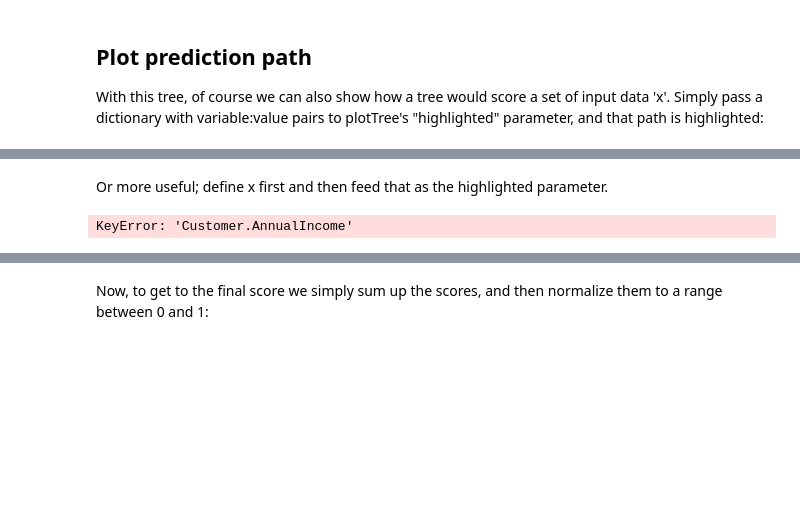
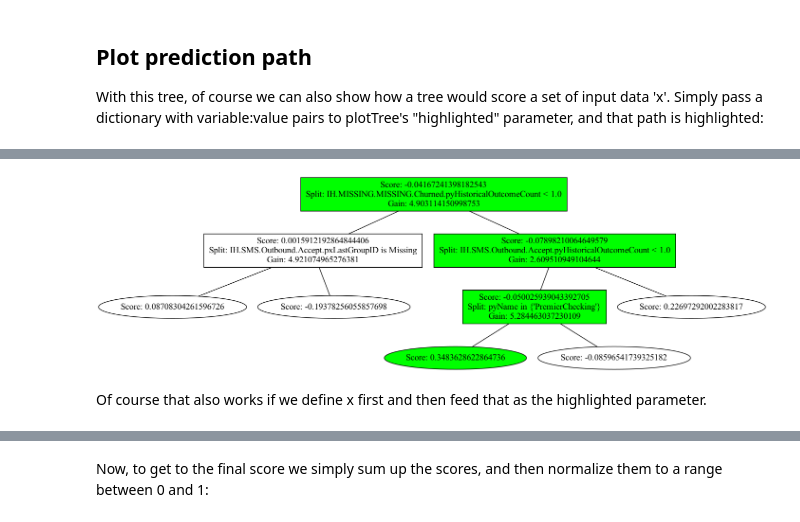
Before and after one commit to pegasystems/pega-datascientist-tools, a Jupyter notebook: docs/Python/articles/AGBModelVisualisation.ipynb, the cells around one changed output, grey strips where cells are left out. Cells and saved outputs as stored; diff of their text form; code cells hidden in the pictures; blank space fills up the shorter version.

```diff
--- a/docs/Python/articles/AGBModelVisualisation.ipynb
+++ b/docs/Python/articles/AGBModelVisualisation.ipynb
@@ -206,18 +193,6 @@ KeyError: 'Customer.AnnualIncome'
+# %%
+Trees.plotTree(18, highlighted = {"IH.MISSING.MISSING.Churned.pyHistoricalOutcomeCount":2, "IH.SMS.Outbound.Accept.pyHistoricalOutcomeCount":0, "pyName": 'PremierChecking'});
+# %% [output]
+[figure, added]
 # %% [markdown]
-Or more useful; define x first and then feed that as the highlighted parameter.
+Of course that also works if we define x first and then feed that as the highlighted parameter.
-# %%
-x = {'Age': 49,
- 'CustomerName': 'FrancinaKunze',
- 'EyeColor': 'LightYellow',
- 'IH.PegaBatch.E2E Test.Accept.pxLastOutcomeTime.DaysSince': 4,
- 'IH.PegaBatch.E2E Test.Accept.pyHistoricalOutcomeCount': 3,
- 'IH.PegaBatch.E2E Test.Decline.pxLastOutcomeTime.DaysSince': 2,
- 'IH.PegaBatch.E2E Test.Decline.pyHistoricalOutcomeCount': 300,
- 'Income': 38778,
- 'NumX': 63,
- 'Occupation': 'Communityeducationofficer',
- 'pyName': 'P1'}
-
-Trees.plotTree(42, highlighted=x);
-# %% [output]
-KeyError: 'Customer.AnnualIncome'
```
Also changed, not shown: parts of 19 cells of this notebook, 33 other files.
